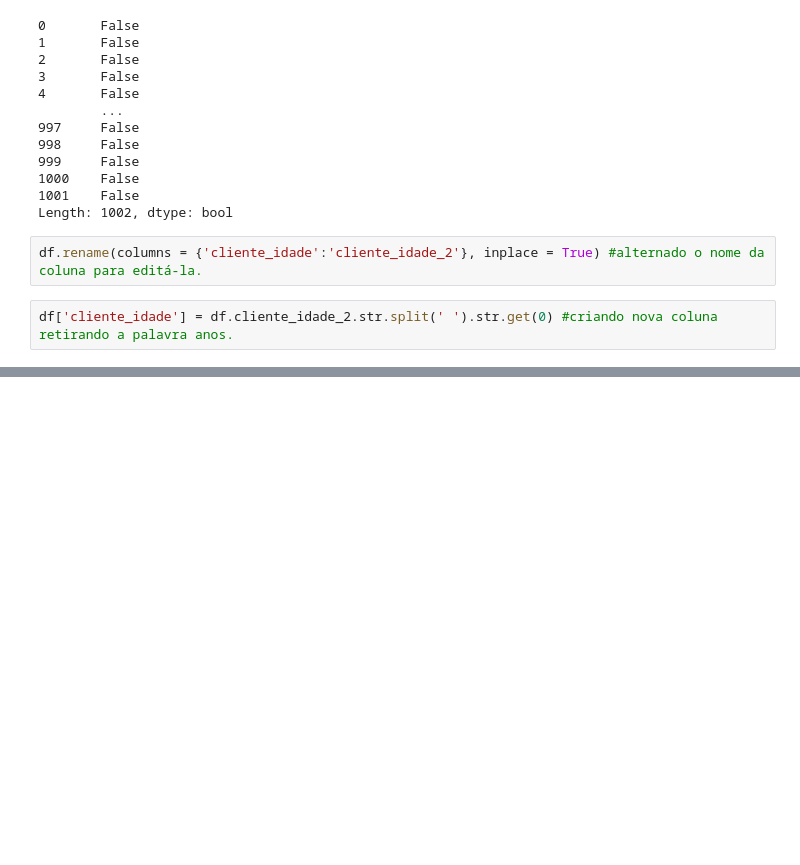
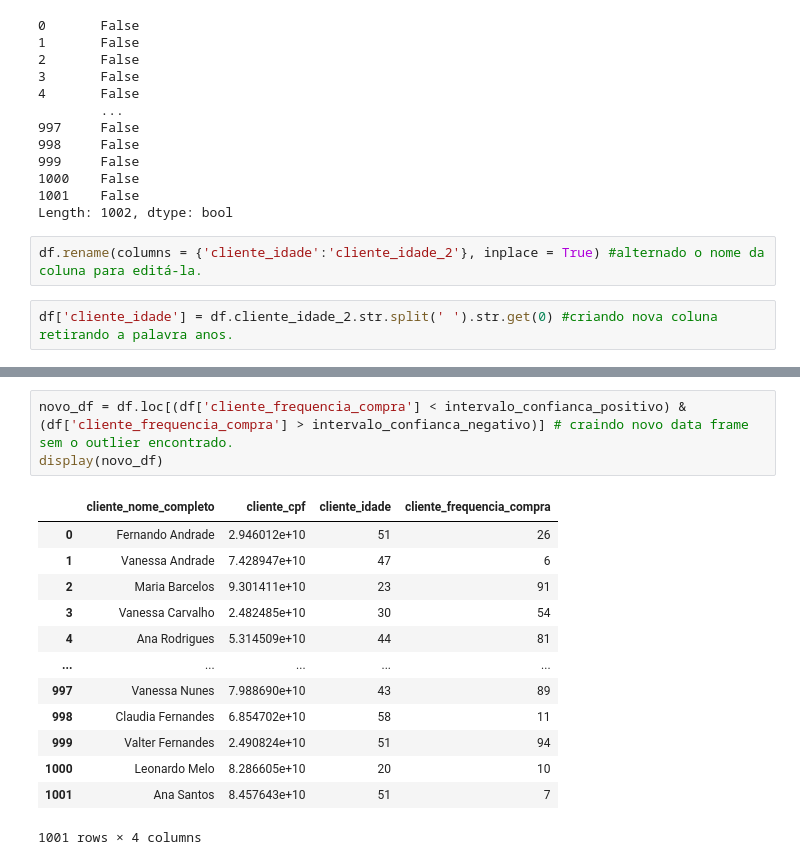
Before and after one commit to AlexsonT/Prog_DS2_Growdev, a Jupyter notebook: exercicios_aula_03.ipynb, the cells around one changed output, grey strips where cells are left out. Drawn from its saved outputs; the diff is of its cells as text; blank space fills up the shorter version.

```diff
--- a/exercicios_aula_03.ipynb
+++ b/exercicios_aula_03.ipynb
@@ -180,0 +222,17 @@ new_df.plot(x='x',y='y',kind='scatter',figsize=(20, 10))
+# %%
+novo_df = df.loc[(df['cliente_frequencia_compra'] < intervalo_confianca_positivo) & (df['cliente_frequencia_compra'] > intervalo_confianca_negativo)] # craindo novo data frame sem o outlier encontrado.
+display(novo_df)
+# %% [output]
+|  | cliente_nome_completo | cliente_cpf | cliente_idade | cliente_frequencia_compra |
+| 0 | Fernando Andrade | 2.946012e+10 | 51 | 26 |
+| 1 | Vanessa Andrade | 7.428947e+10 | 47 | 6 |
+| 2 | Maria Barcelos | 9.301411e+10 | 23 | 91 |
+| 3 | Vanessa Carvalho | 2.482485e+10 | 30 | 54 |
+| 4 | Ana Rodrigues | 5.314509e+10 | 44 | 81 |
+| ... | ... | ... | ... | ... |
+| 997 | Vanessa Nunes | 7.988690e+10 | 43 | 89 |
+| 998 | Claudia Fernandes | 6.854702e+10 | 58 | 11 |
+| 999 | Valter Fernandes | 2.490824e+10 | 51 | 94 |
+| 1000 | Leonardo Melo | 8.286605e+10 | 20 | 10 |
+| 1001 | Ana Santos | 8.457643e+10 | 51 | 7 |
+1001 rows × 4 columns
```
Also changed, not shown: parts of 26 cells of this notebook.
